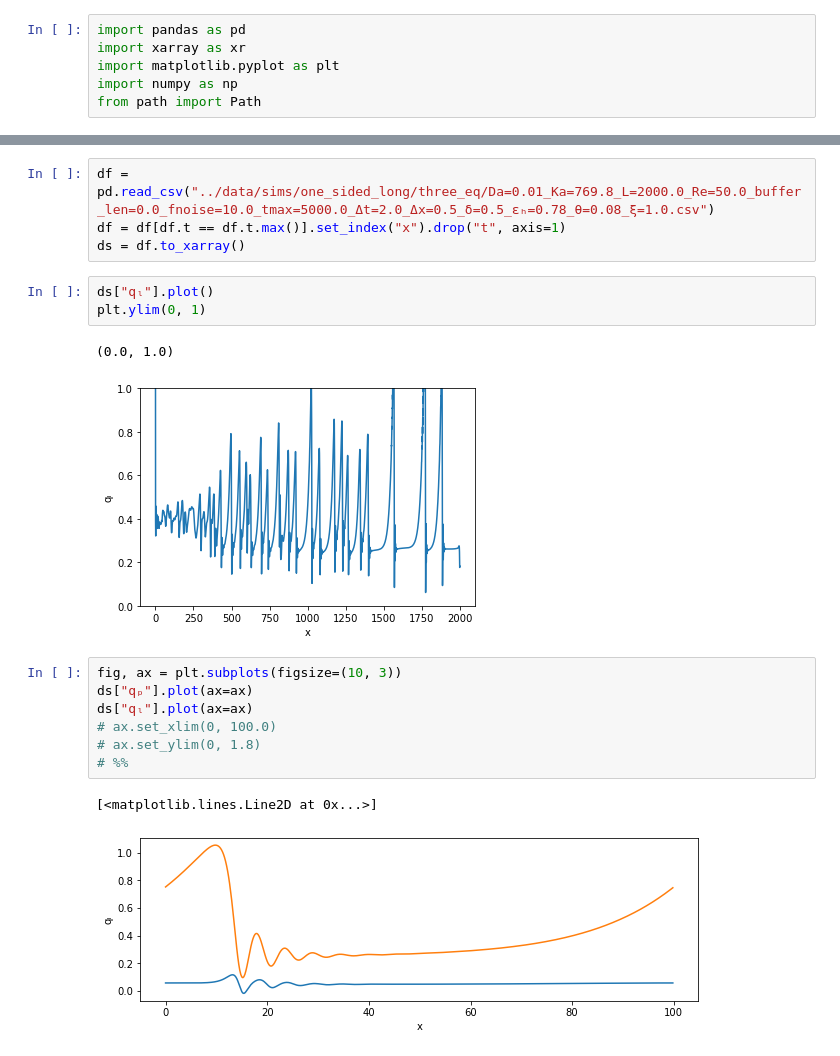
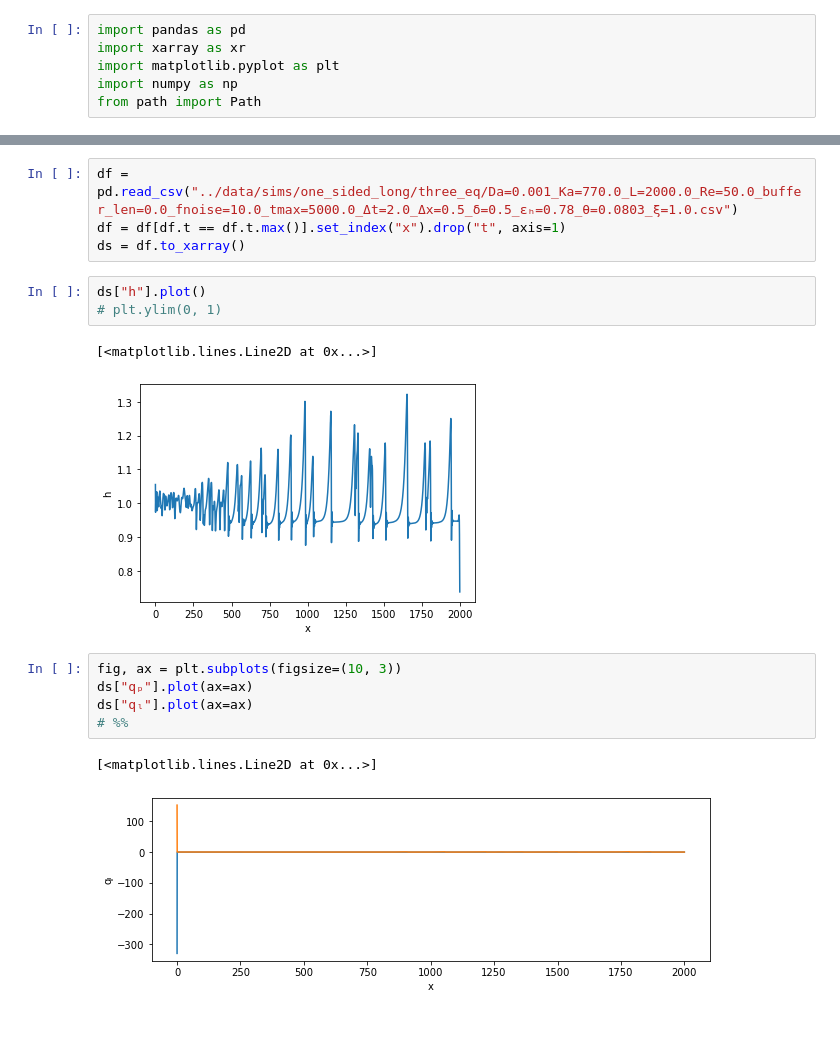
Before and after one commit to locie/PorousFlow, a Jupyter notebook: notebooks/explore_results.ipynb, the cells around one changed output, grey strips where cells are left out. Saved outputs shown, nothing was run; the diff lists cells and outputs as text; blank space fills up the shorter version.

```diff
--- a/notebooks/explore_results.ipynb
+++ b/notebooks/explore_results.ipynb
@@ -14,20 +7,18 @@ for file in basedir.files():
 # %%
-df = pd.read_csv("../data/sims/one_sided_long/three_eq/Da=0.01_Ka=769.8_L=2000.0_Re=50.0_buffer_len=0.0_fnoise=10.0_tmax=5000.0_Δt=2.0_Δx=0.5_δ=0.5_εₕ=0.78_θ=0.08_ξ=1.0.csv")
+df = pd.read_csv("../data/sims/one_sided_long/three_eq/Da=0.001_Ka=770.0_L=2000.0_Re=50.0_buffer_len=0.0_fnoise=10.0_tmax=5000.0_Δt=2.0_Δx=0.5_δ=0.5_εₕ=0.78_θ=0.0803_ξ=1.0.csv")
 df = df[df.t == df.t.max()].set_index("x").drop("t", axis=1)
 ds = df.to_xarray()
 # %%
-ds["qₗ"].plot()
-plt.ylim(0, 1)
+ds["h"].plot()
+# plt.ylim(0, 1)
 # %% [output]
-(0.0, 1.0)
+[<matplotlib.lines.Line2D at 0x...>]
-[figure, old version]
+[figure, new version]
 # %%
 fig, ax = plt.subplots(figsize=(10, 3))
 ds["qₚ"].plot(ax=ax)
 ds["qₗ"].plot(ax=ax)
-# ax.set_xlim(0, 100.0)
-# ax.set_ylim(0, 1.8)
 # %%
 # %% [output]
 [<matplotlib.lines.Line2D at 0x...>]
-[figure, old version]
+[figure, new version]
```
Also changed, not shown: parts of 2 cells of this notebook, 4 other files.
